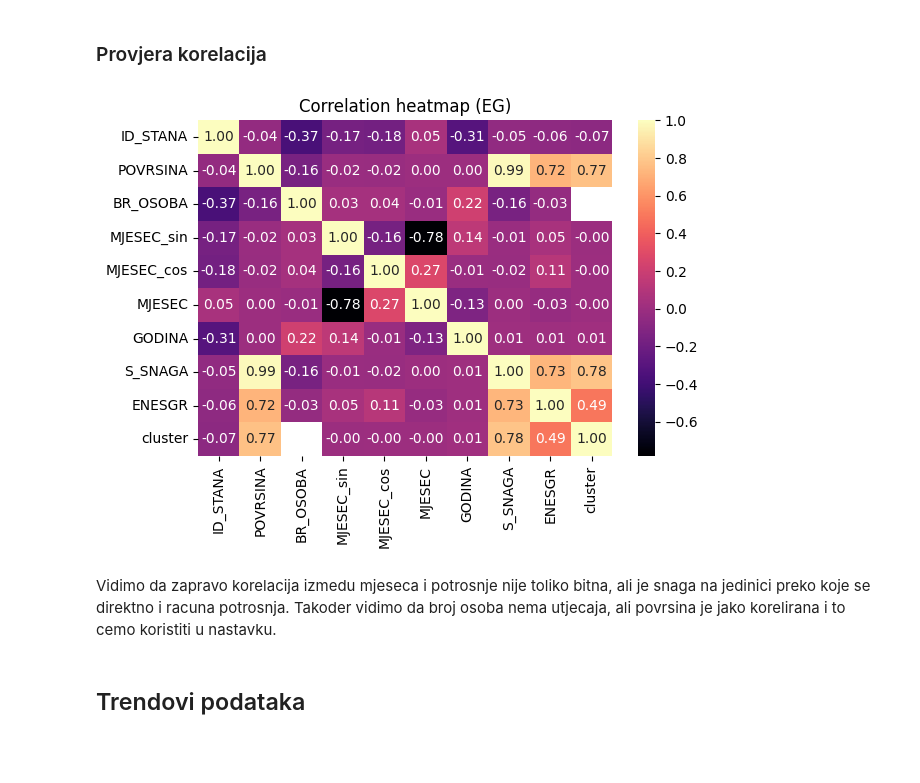
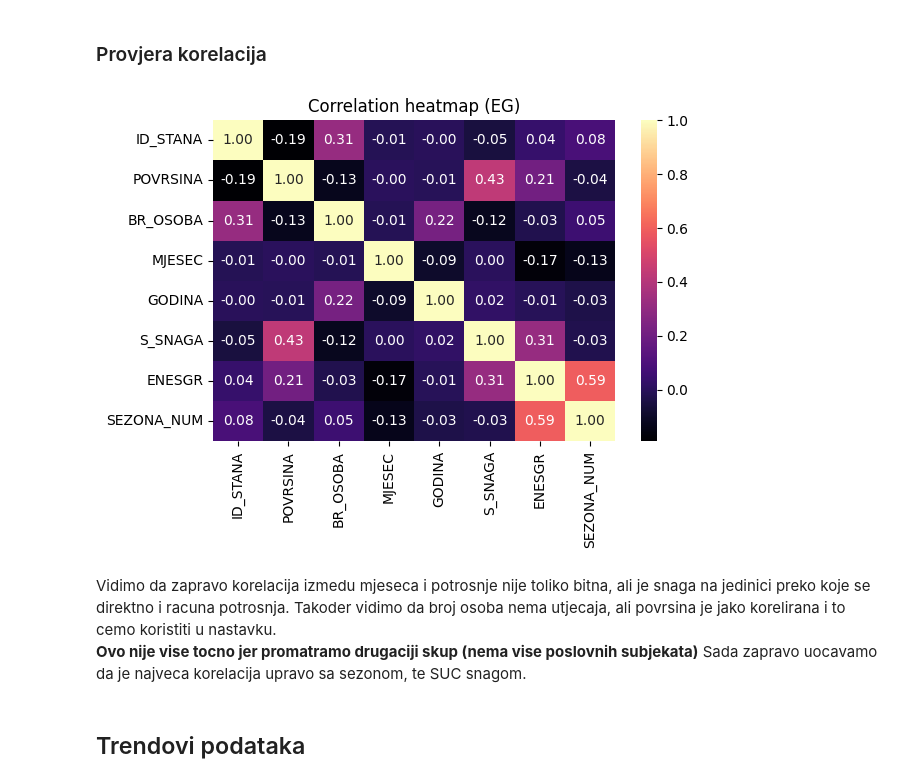
Before and after one commit to IvanDzanija/AnomalyDetection, a Jupyter notebook: notebooks/1EG.ipynb, the cells around one changed output. Saved outputs shown, nothing was run; the diff lists cells and outputs as text; code cells hidden in the pictures; blank space fills up the shorter version.

```diff
--- a/notebooks/1EG.ipynb
+++ b/notebooks/1EG.ipynb
@@ -39,0 +70,3 @@ memory usage: 45.4 MB
+# %%
+df = add_seasons(df)
+df = df.drop(columns=['MJESEC_sin', 'MJESEC_cos'])
@@ -40 +75,18 @@ memory usage: 45.4 MB
+# %%
+def encode_seasons_ordinal(df):
+    """
+    Metoda za ordinalno kodiranje kategoricke varijable SEZONA.
+    """
+
+    # Definiramo mapiranje
+    ordinal_map = {
+        'Zima': 1.0,
+        'Jesen': 0.66,
+        'Proljeće': 0.33,
+        'Ljeto': 0.0
+    }
+    df['SEZONA_NUM'] = df['SEZONA'].map(ordinal_map)
+    return df
+# %%
+df = encode_seasons_ordinal(df)
 # %% [markdown]
@@ -42,5 +94,7 @@ Ako je ENESGR jednako nula ili null to izbacujemo iz skupa
 # %%
 df = df[df['ENESGR'].notna() & (df['ENESGR'] != 0)]
+df_F = df[df['ID_STANA']<40_000_000]
+df = df[df['ID_STANA']>40_000_000]
 # %%
 df.info()
 # %% [output]
@@ -98,17 +170,23 @@ memory usage: 15.5 MB
 # %% [markdown]
 ### Provjera korelacija
 # %%
-corr = df.corr()
+corr = df.corr(numeric_only=True)
+
+#df_with_dummies = pd.get_dummies(df, columns=['SEZONA'], prefix='S')
+#corr = df_with_dummies.corr(numeric_only=True)
 
 ax = sns.heatmap(corr, cmap="magma", annot=True, fmt=".2f")
 ax.set_title("Correlation heatmap (EG)")
 
 plt.tight_layout()
 plt.show()
 # %% [output]
-[figure, old version]
+[figure, new version]
 # %% [markdown]
 Vidimo da zapravo korelacija izmedu mjeseca i potrosnje nije toliko bitna, ali je snaga na jedinici preko koje se direktno i racuna potrosnja. Takoder vidimo da broj osoba nema utjecaja, ali povrsina je jako korelirana i to cemo koristiti u nastavku.
+<br>
+**Ovo nije vise tocno jer promatramo drugaciji skup (nema vise poslovnih subjekata)**
+Sada zapravo uocavamo da je najveca korelacija upravo sa sezonom, te SUC snagom.
 # %% [markdown]
 ## Trendovi podataka
 # %%
```
Also changed, not shown: parts of 35 cells of this notebook.
